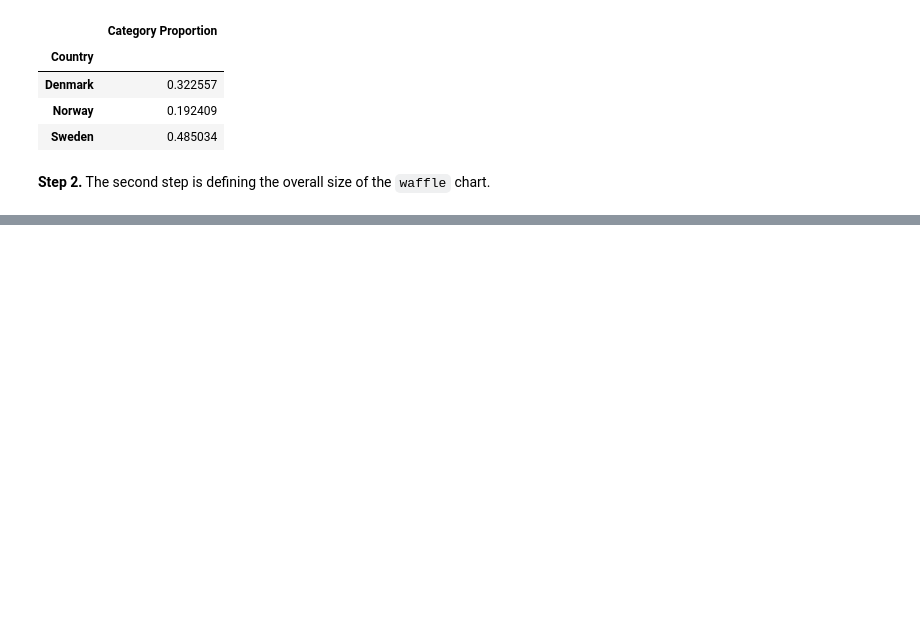
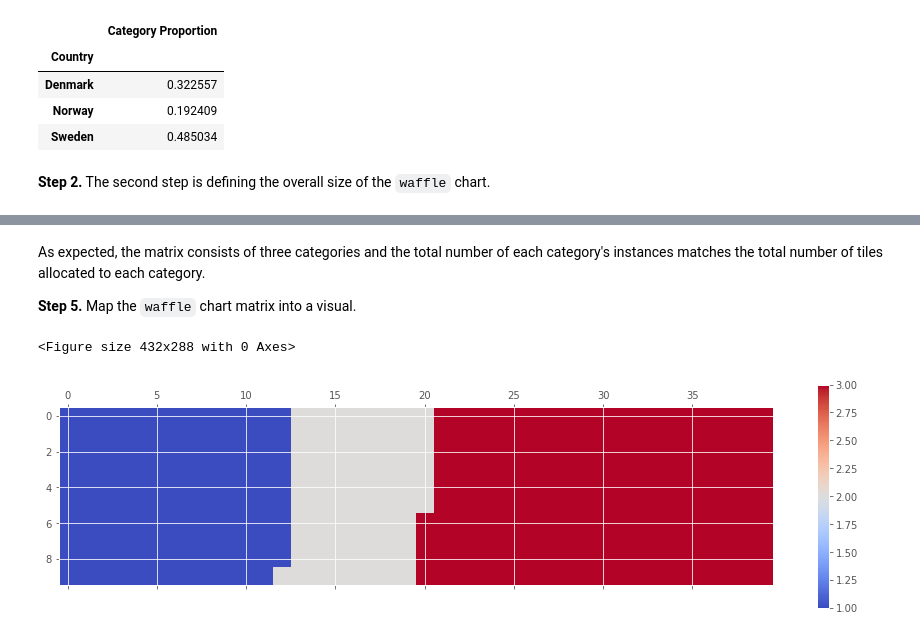
Before and after one commit to hoaint25/IBM_Data_Analyst, a Jupyter notebook: Waffle-Charts-Word-Clouds-and-Regression-Plots.ipynb, the cells around one changed output, grey strips where cells are left out. Drawn from its saved outputs; the diff is of its cells as text; code cells hidden in the pictures; blank space fills up the shorter version.

```diff
--- a/Waffle-Charts-Word-Clouds-and-Regression-Plots.ipynb
+++ b/Waffle-Charts-Word-Clouds-and-Regression-Plots.ipynb
@@ -146,3 +146,8 @@ pd.DataFrame({"Category Proportion": category_propotions})
 | Sweden | 0.485034 |
 # %% [markdown]
 **Step 2.** The second step is defining the overall size of the `waffle` chart.
+# %%
+width = 40
+height = 10
+
+total_num_titles = width * height
@@ -148,0 +156,6 @@ pd.DataFrame({"Category Proportion": category_propotions})
+# %%
+#compute the number of tiles for each category
+tiles_per_category = (category_proportion * total_num_titles).round().astype(int)
+
+#print out the number of titles per category
+pd.DataFrame({'Number of titles':titles_per_category})
@@ -148,0 +172,22 @@ pd.DataFrame({"Category Proportion": category_propotions})
+# %%
+# initialize the waffle chart as an empty matrix
+waffle_chart = np.zeros((height, width), dtype = np.uint)
+
+# define indices to loop through waffle chart
+category_index = 0
+tile_index = 0
+
+# populate the waffle chart
+for col in range(width):
+    for row in range(height):
+        tile_index += 1
+
+        # if the number of tiles populated for the current category is equal to its corresponding allocated tiles...
+        if tile_index > sum(tiles_per_category[0:category_index]):
+            # ...proceed to the next category
+            category_index += 1
+
+        # set the class value to an integer, which increases with class
+        waffle_chart[row, col] = category_index
+
+print ('Waffle chart populated!')
@@ -148,0 +216,16 @@ pd.DataFrame({"Category Proportion": category_propotions})
+# %% [markdown]
+As expected, the matrix consists of three categories and the total number of each category's instances matches the total number of tiles allocated to each category.
+
+**Step 5.** Map the `waffle` chart matrix into a visual.
+# %%
+# instantiate a new figure object
+fig = plt.figure()
+
+# use matshow to display the waffle chart
+colormap = plt.cm.coolwarm
+plt.matshow(waffle_chart, cmap=colormap)
+plt.colorbar()
+plt.show()
+# %% [output]
+<Figure size 432x288 with 0 Axes>
+[figure, added]
```
Also changed, not shown: parts of 12 cells of this notebook.
